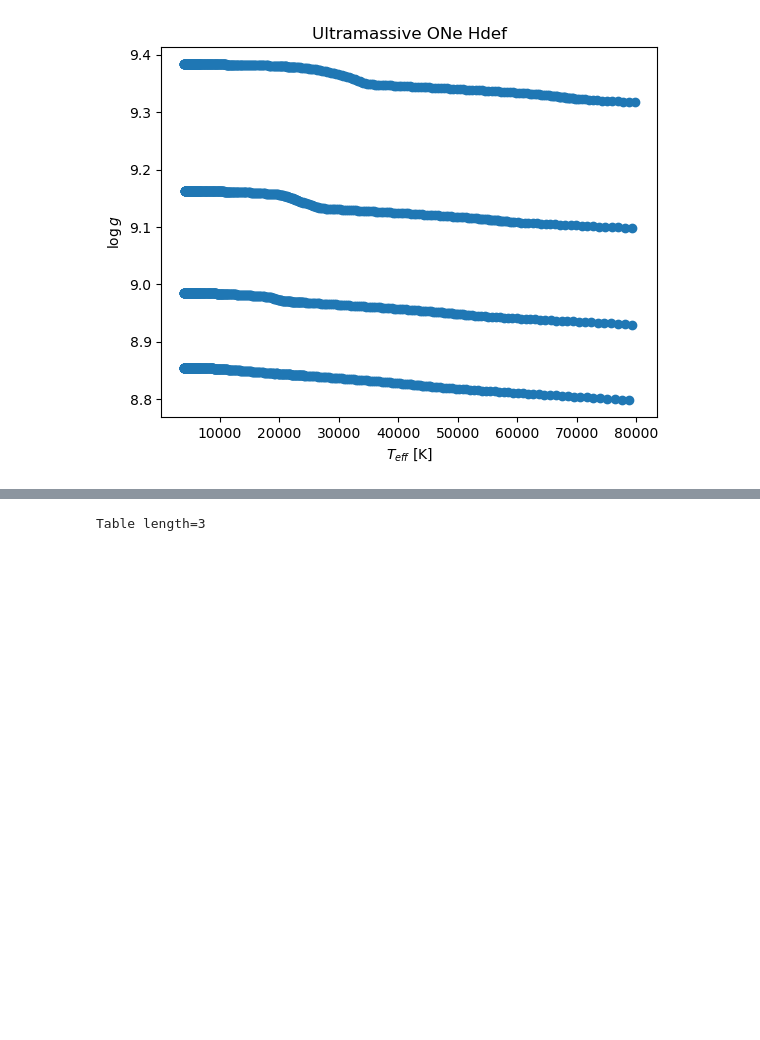
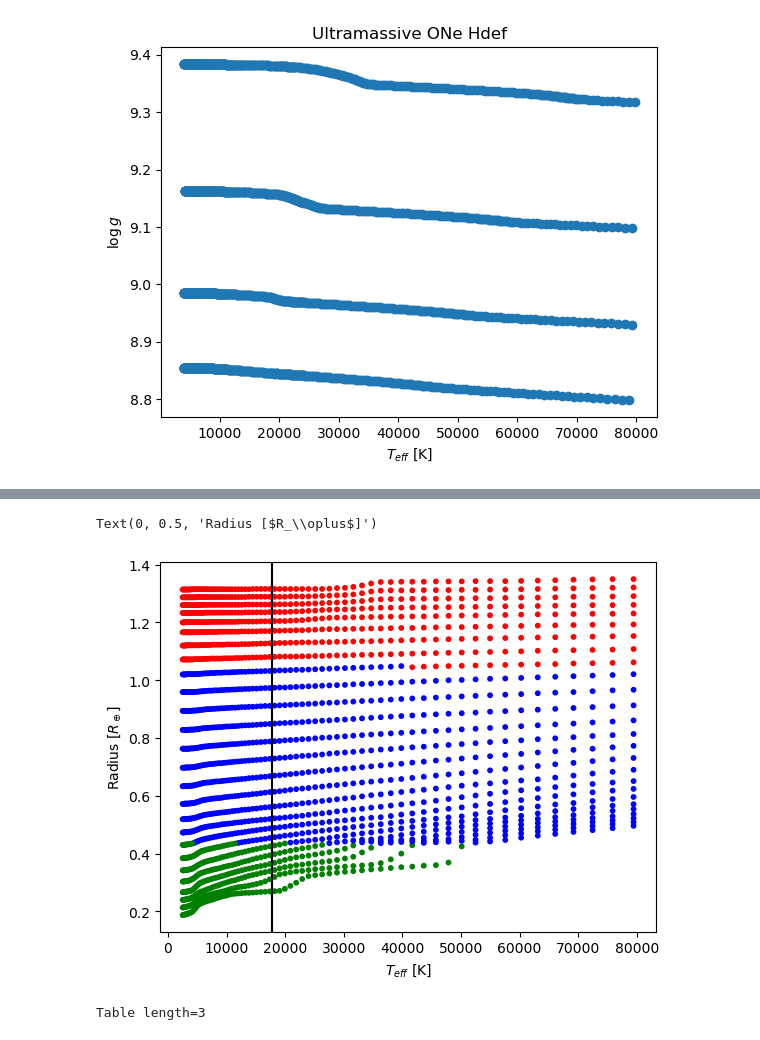
Before and after one commit to stefanarseneau/wd_interpolator, a Jupyter notebook: interpolator/data/laplata/formatter.ipynb, the cells around one changed output, grey strips where cells are left out. Drawn from its saved outputs; the diff is of its cells as text; code cells hidden in the pictures; blank space fills up the shorter version.

```diff
--- a/interpolator/data/laplata/formatter.ipynb
+++ b/interpolator/data/laplata/formatter.ipynb
@@ -194,3 +192,12 @@ NameError: name 'Table' is not defined
+# %%
+
+plt.scatter(table['teff'], table['mWD'], c=table['core'].map({'CO': 'blue', 'ONe': 'red', 'He': 'green'}), s = 10)
+plt.axvline(17792.467364139906, c = 'k')
+plt.xlabel('$T_{eff}$ [K]')
+plt.ylabel('Radius [$R_\oplus$]')
+# %% [output]
+Text(0, 0.5, 'Radius [$R_\\oplus$]')
+[figure, added]
 # %%
 table = Table.read('DAwhitedwarfsZ0.02.dat', format='ascii')
 # %%
```
Also changed, not shown: parts of 2 cells of this notebook, 23 other files.
